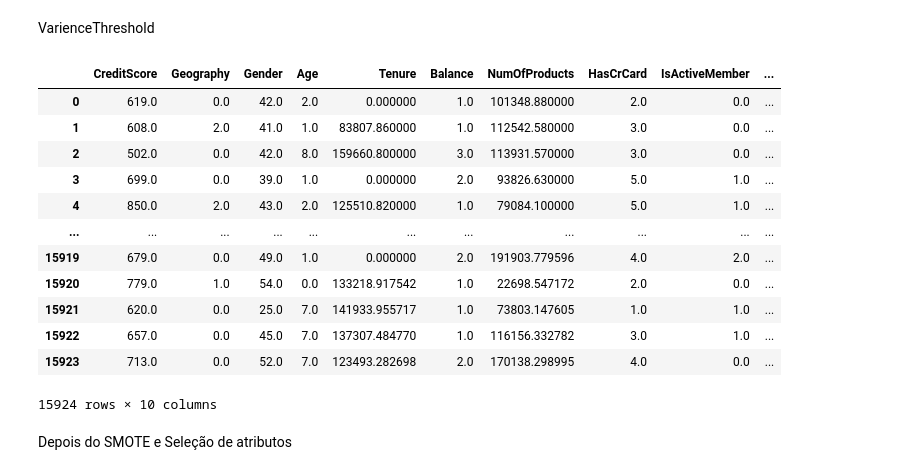
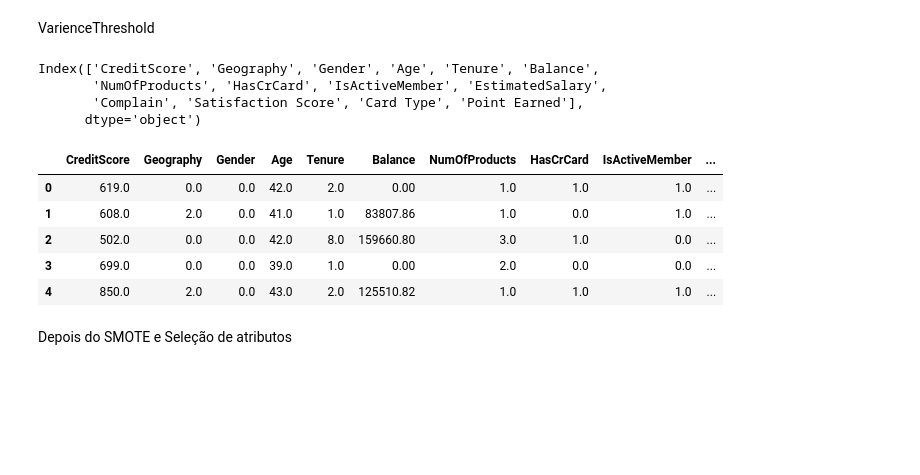
Before and after one commit to Gustavo-michel/Churn-BankCostumer-Predict, a Jupyter notebook: notebooks/EDA.ipynb, the cells around one changed output. Cells and saved outputs as stored; diff of their text form; code cells hidden in the pictures; blank space fills up the shorter version.

```diff
--- a/notebooks/EDA.ipynb
+++ b/notebooks/EDA.ipynb
@@ -334,26 +338,26 @@ X_res, y_res = sm.fit_resample(X, y)
 # %% [markdown]
 VarienceThreshold
 # %%
-selector = VarianceThreshold(threshold = 0.25)
+selector = VarianceThreshold(threshold = 0.20)
 # %%
 X_res_selector = selector.fit_transform(X_res)
-X_res_selector = pd.DataFrame(X_res_selector, columns=X_res.iloc[:, 0:10].columns)
+X_res_selector = pd.DataFrame(X_res_selector, columns=X_res.iloc[:, 0:14].columns)
 # %%
-X_res_selector
+X_res_selector.columns
 # %% [output]
-|  | CreditScore | Geography | Gender | Age | Tenure | Balance | NumOfProducts | HasCrCard | IsActiveMember | ... |
-| 0 | 619.0 | 0.0 | 42.0 | 2.0 | 0.000000 | 1.0 | 101348.880000 | 2.0 | 0.0 | ... |
-| 1 | 608.0 | 2.0 | 41.0 | 1.0 | 83807.860000 | 1.0 | 112542.580000 | 3.0 | 0.0 | ... |
-| 2 | 502.0 | 0.0 | 42.0 | 8.0 | 159660.800000 | 3.0 | 113931.570000 | 3.0 | 0.0 | ... |
-| 3 | 699.0 | 0.0 | 39.0 | 1.0 | 0.000000 | 2.0 | 93826.630000 | 5.0 | 1.0 | ... |
-| 4 | 850.0 | 2.0 | 43.0 | 2.0 | 125510.820000 | 1.0 | 79084.100000 | 5.0 | 1.0 | ... |
-| ... | ... | ... | ... | ... | ... | ... | ... | ... | ... | ... |
-| 15919 | 679.0 | 0.0 | 49.0 | 1.0 | 0.000000 | 2.0 | 191903.779596 | 4.0 | 2.0 | ... |
-| 15920 | 779.0 | 1.0 | 54.0 | 0.0 | 133218.917542 | 1.0 | 22698.547172 | 2.0 | 0.0 | ... |
-| 15921 | 620.0 | 0.0 | 25.0 | 7.0 | 141933.955717 | 1.0 | 73803.147605 | 1.0 | 1.0 | ... |
-| 15922 | 657.0 | 0.0 | 45.0 | 7.0 | 137307.484770 | 1.0 | 116156.332782 | 3.0 | 1.0 | ... |
-| 15923 | 713.0 | 0.0 | 52.0 | 7.0 | 123493.282698 | 2.0 | 170138.298995 | 4.0 | 0.0 | ... |
-15924 rows × 10 columns
+Index(['CreditScore', 'Geography', 'Gender', 'Age', 'Tenure', 'Balance',
+       'NumOfProducts', 'HasCrCard', 'IsActiveMember', 'EstimatedSalary',
+       'Complain', 'Satisfaction Score', 'Card Type', 'Point Earned'],
+      dtype='object')
+# %%
+X_res_selector.head(5)
+# %% [output]
+|  | CreditScore | Geography | Gender | Age | Tenure | Balance | NumOfProducts | HasCrCard | IsActiveMember | ... |
+| 0 | 619.0 | 0.0 | 0.0 | 42.0 | 2.0 | 0.00 | 1.0 | 1.0 | 1.0 | ... |
+| 1 | 608.0 | 2.0 | 0.0 | 41.0 | 1.0 | 83807.86 | 1.0 | 0.0 | 1.0 | ... |
+| 2 | 502.0 | 0.0 | 0.0 | 42.0 | 8.0 | 159660.80 | 3.0 | 1.0 | 0.0 | ... |
+| 3 | 699.0 | 0.0 | 0.0 | 39.0 | 1.0 | 0.00 | 2.0 | 0.0 | 0.0 | ... |
+| 4 | 850.0 | 2.0 | 0.0 | 43.0 | 2.0 | 125510.82 | 1.0 | 1.0 | 1.0 | ... |
 # %%
 df_encoder  = pd.concat([X_res_selector, y_res], axis=1)
 # %% [markdown]
```
Also changed, not shown: parts of 3 cells of this notebook, 8 other files.
